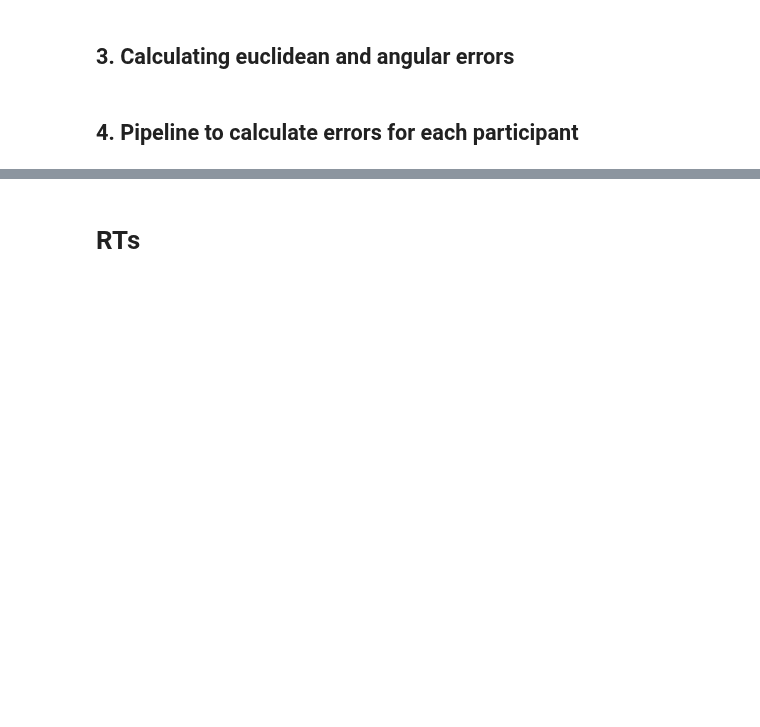
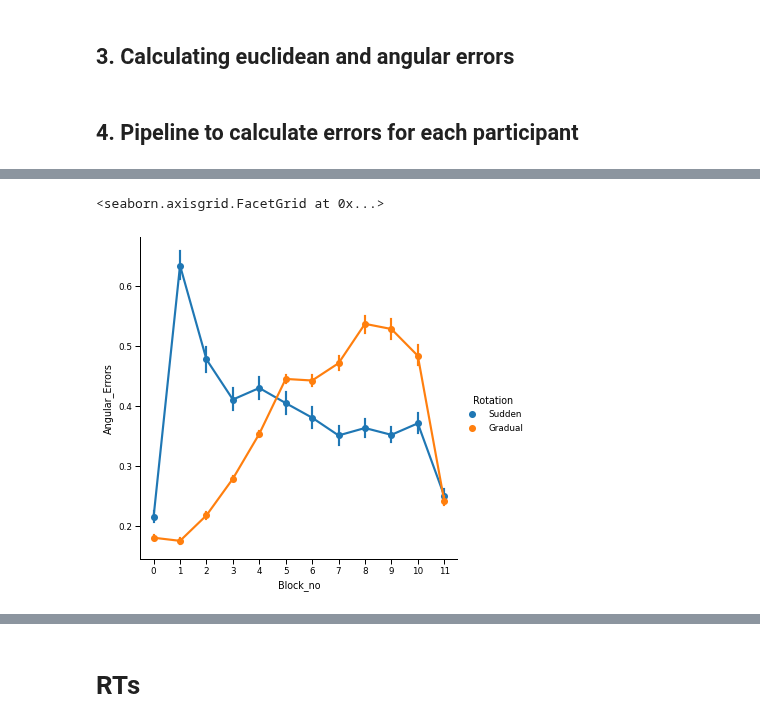
Before and after one commit to tejas-savalia/Lab-Codes, a Jupyter notebook: Visuomotor_Adaptation_psychopy_tablet/no_feedback/analysis/save_errors_and_RTs.ipynb, the cells around one changed output, grey strips where cells are left out. Drawn from its saved outputs; the diff is of its cells as text; code cells hidden in the pictures; blank space fills up the shorter version.

```diff
--- a/Visuomotor_Adaptation_psychopy_tablet/no_feedback/analysis/save_errors_and_RTs.ipynb
+++ b/Visuomotor_Adaptation_psychopy_tablet/no_feedback/analysis/save_errors_and_RTs.ipynb
@@ -14,7 +14,7 @@ warnings.filterwarnings("ignore")
 import seaborn as sns
 # %%
 #%%
-num_participants = 16
+num_participants = 15
 errors = np.zeros((num_participants, 768))
 its = np.zeros((768))
 mts = np.zeros((768))
@@ -199,10 +199,16 @@ for participant in range(2060, 2060+num_participants):
 # %%
-ang_errors_df = pd.DataFrame({'Participant_Id': np.repeat(range(2060, 2076), 768),
+ang_errors_df = pd.DataFrame({'Participant_Id': np.repeat(range(2060, 2060+num_participants), 768),
                               'Trial_no.': np.tile(range(768), num_participants),
                               'Block_no': np.tile(np.repeat(range(12), 64), num_participants),
                               'Angular_Errors': np.ravel(ang_errors)/(np.pi/2),
                               'Rotation': np.hstack((np.tile(np.repeat(['Sudden', 'Gradual'], 768), int(num_participants/2)))),
                               'Emphasis': np.hstack(np.repeat(['Speed'], num_participants*768))
                              })
+# %%
+sns.catplot(x = 'Block_no', y = 'Angular_Errors', hue = 'Rotation',
+            data = ang_errors_df, kind = 'point')
+# %% [output]
+<seaborn.axisgrid.FacetGrid at 0x...>
+[figure, added]
 # %%
 curvatures_smooth = ang_errors.reshape((num_participants, 12, 64))
```
Also changed, not shown: parts of 19 cells of this notebook, 10 other files.
